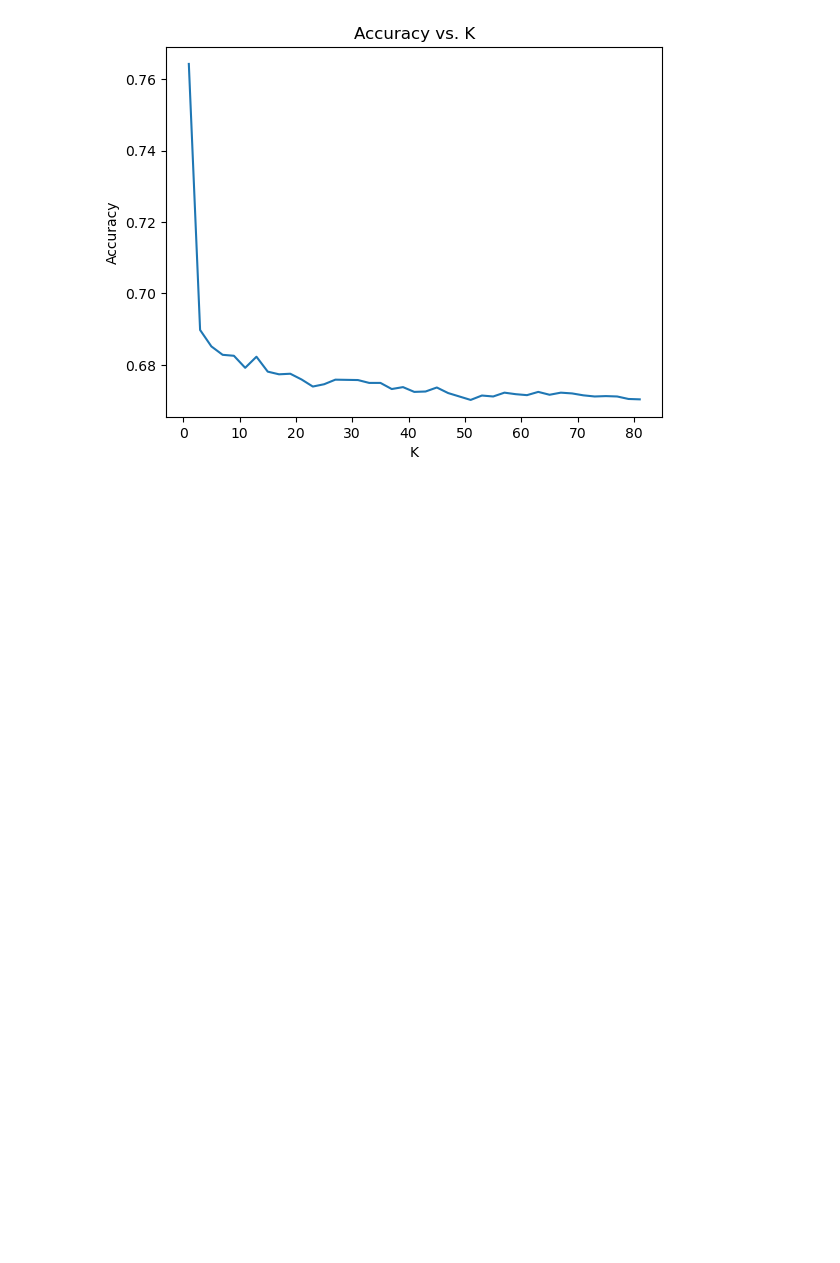
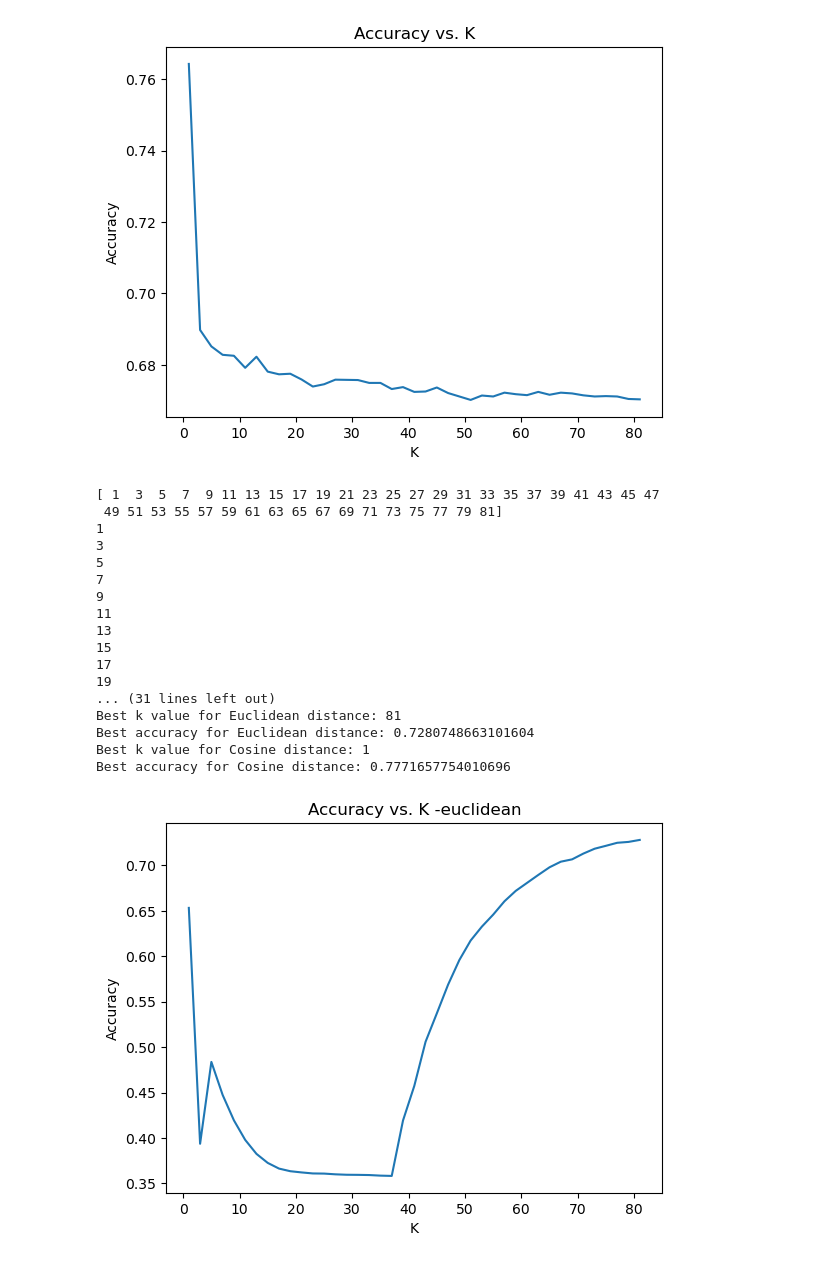
Before and after one commit to egretwAlker/ueprojet, a Jupyter notebook: final.ipynb, the cells around one changed output. Cells and saved outputs as stored; diff of their text form; code cells hidden in the pictures; blank space fills up the shorter version.

```diff
--- a/final.ipynb
+++ b/final.ipynb
@@ -156,3 +156,66 @@ plt.savefig('accuracy_plot.png', dpi=300, bbox_inches='tight')
 plt.show()
 # %% [output]
 [figure]
+# %%
+k_values = np.arange(1, 82, 2)  # Range of k values to consider
+print(k_values, flush=True)
+accuracies_euclidean = [0 for _ in range(41)]
+accuracies_cosine  = [0 for _ in range(41)]
+
+for k in k_values:
+    print(k, flush=True)
+    # KNN with Euclidean distance
+    knn_euclidean = KNeighborsClassifier(n_neighbors=k, metric='euclidean')
+    knn_cosine  = KNeighborsClassifier(n_neighbors=k, metric='cosine')
+    knn_euclidean.fit(X_train_tfidf, y_train)
+    knn_cosine.fit(X_train_tfidf, y_train)
+    y_pred_euclidean = knn_euclidean.predict(X_test_tfidf)
+    y_pred_cosine = knn_cosine.predict(X_test_tfidf)
+    accuracies_euclidean[(k - 1) // 2] = accuracy_score(y_test, y_pred_euclidean)
+    accuracies_cosine[(k - 1) // 2] = accuracy_score(y_test, y_pred_cosine)
+
+# Find the best k value for Euclidean distance
+best_k_euclidean = k_values[np.argmax(accuracies_euclidean)]
+best_accuracy_euclidean = max(accuracies_euclidean)
+best_k_cosine = k_values[np.argmax(accuracies_cosine)]
+best_accuracy_cosine = max(accuracies_cosine)
+
+print("Best k value for Euclidean distance:", best_k_euclidean)
+print("Best accuracy for Euclidean distance:", best_accuracy_euclidean)
+
+print("Best k value for Cosine distance:", best_k_cosine)
+print("Best accuracy for Cosine distance:", best_accuracy_cosine)
+
+# Plot the accuracy scores
+plt.plot(k_values, accuracies_euclidean)
+plt.xlabel('K')
+plt.ylabel('Accuracy')
+plt.title('Accuracy vs. K -euclidean')
+plt.savefig('accuracy_plot.png', dpi=300, bbox_inches='tight')
+plt.show()
+
+plt.plot(k_values, accuracies_cosine)
+plt.xlabel('K')
+plt.ylabel('Accuracy')
+plt.title('Accuracy vs. K -cosine')
+plt.savefig('accuracy_plot.png', dpi=300, bbox_inches='tight')
+plt.show()
+# %% [output]
+[ 1  3  5  7  9 11 13 15 17 19 21 23 25 27 29 31 33 35 37 39 41 43 45 47
+ 49 51 53 55 57 59 61 63 65 67 69 71 73 75 77 79 81]
+1
+3
+5
+7
+9
+11
+13
+15
+17
+19
+... (31 lines left out)
+Best k value for Euclidean distance: 81
+Best accuracy for Euclidean distance: 0.7280748663101604
+Best k value for Cosine distance: 1
+Best accuracy for Cosine distance: 0.7771657754010696
+[figure, added]
```
Also changed, not shown: parts of 4 cells of this notebook.
